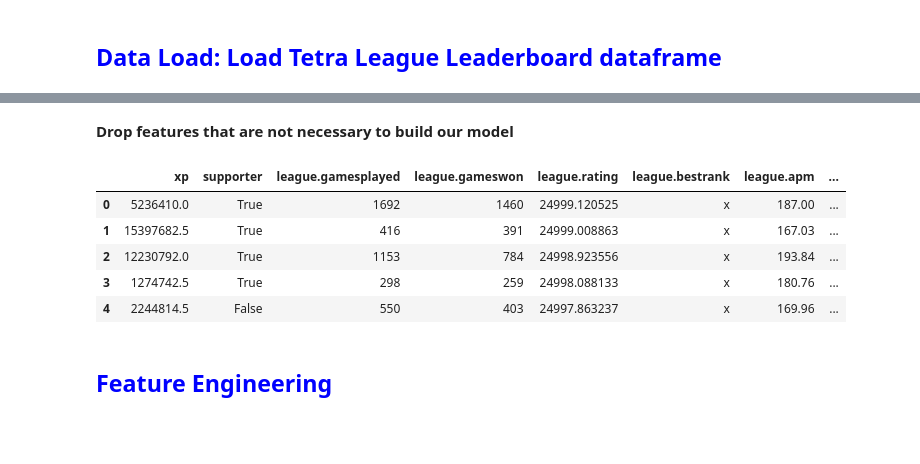
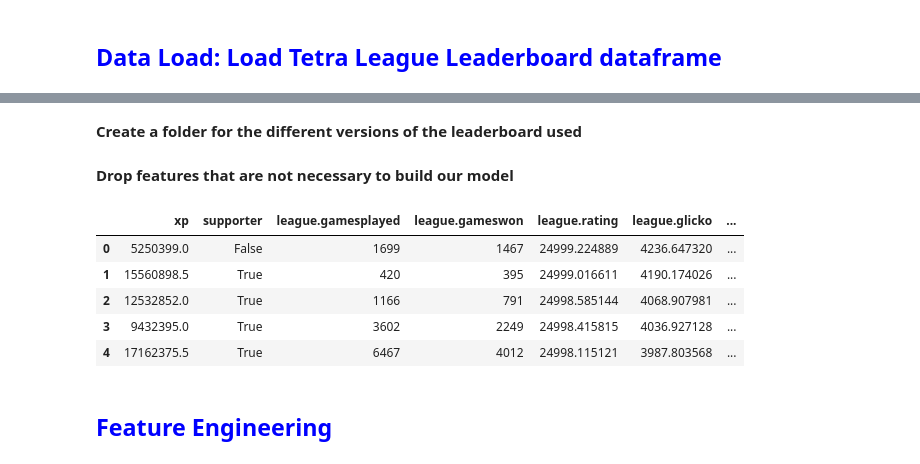
Before and after one commit to quickandsmart/tetrio-rating-predition, a Jupyter notebook: model/TR_prediction .ipynb, the cells around one changed output, grey strips where cells are left out. Cells and saved outputs as stored; diff of their text form; code cells hidden in the pictures; blank space fills up the shorter version.

```diff
--- a/model/TR_prediction .ipynb
+++ b/model/TR_prediction .ipynb
@@ -31,0 +34,2 @@ df2.head()
+# %% [markdown]
+**Create a folder for the different versions of the leaderboard used**
@@ -34,16 +41,16 @@ df2.head()
 # %%
 df3 = df2.drop([
         '_id','username','role','country',
-        'league.glicko','league.rank','league.decaying','verified','league.rd'
+        'league.rank','league.decaying','verified','league.rd'
 ], axis='columns')
 df3.head()
 # %% [output]
-|  | xp | supporter | league.gamesplayed | league.gameswon | league.rating | league.bestrank | league.apm | ... |
-| 0 | 5236410.0 | True | 1692 | 1460 | 24999.120525 | x | 187.00 | ... |
-| 1 | 15397682.5 | True | 416 | 391 | 24999.008863 | x | 167.03 | ... |
-| 2 | 12230792.0 | True | 1153 | 784 | 24998.923556 | x | 193.84 | ... |
-| 3 | 1274742.5 | True | 298 | 259 | 24998.088133 | x | 180.76 | ... |
-| 4 | 2244814.5 | False | 550 | 403 | 24997.863237 | x | 169.96 | ... |
+|  | xp | supporter | league.gamesplayed | league.gameswon | league.rating | league.glicko | ... |
+| 0 | 5250399.0 | False | 1699 | 1467 | 24999.224889 | 4236.647320 | ... |
+| 1 | 15560898.5 | True | 420 | 395 | 24999.016611 | 4190.174026 | ... |
+| 2 | 12532852.0 | True | 1166 | 791 | 24998.585144 | 4068.907981 | ... |
+| 3 | 9432395.0 | True | 3602 | 2249 | 24998.415815 | 4036.927128 | ... |
+| 4 | 17162375.5 | True | 6467 | 4012 | 24998.115121 | 3987.803568 | ... |
 # %% [markdown]
 <h2 style='color:blue'>Feature Engineering</h2>
 # %% [markdown]
```
Also changed, not shown: parts of 17 cells of this notebook, 6 other files.
